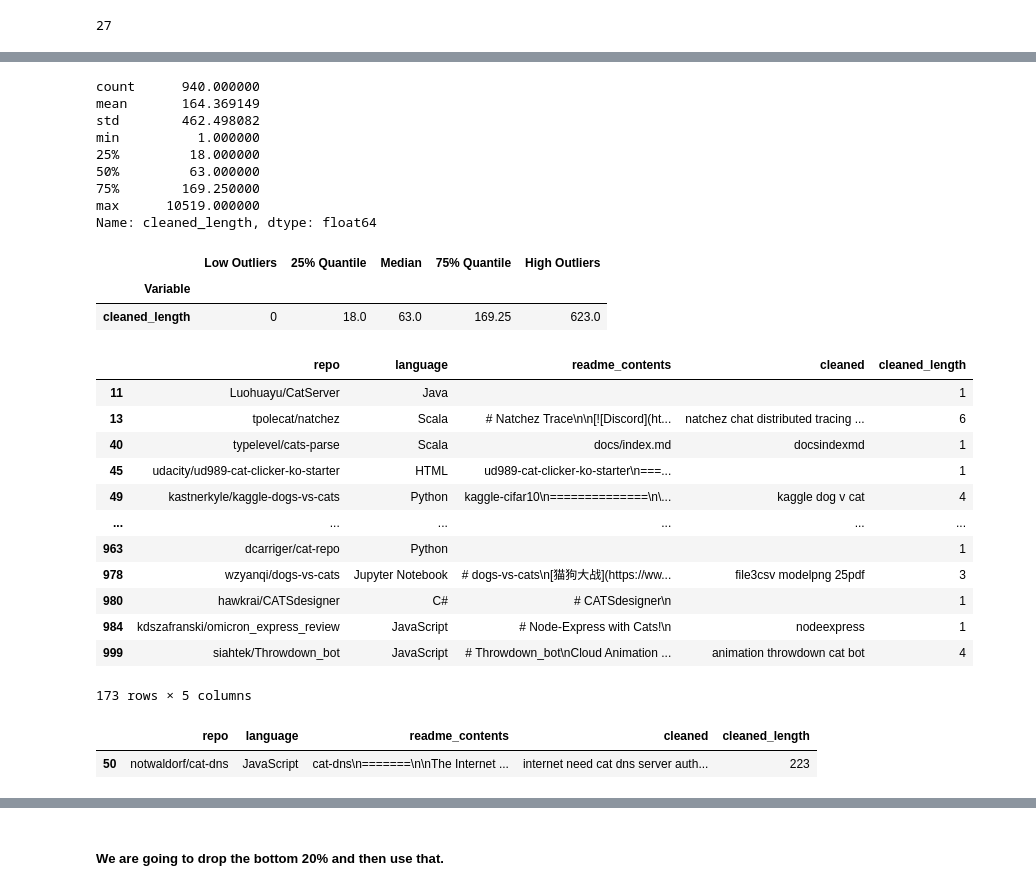
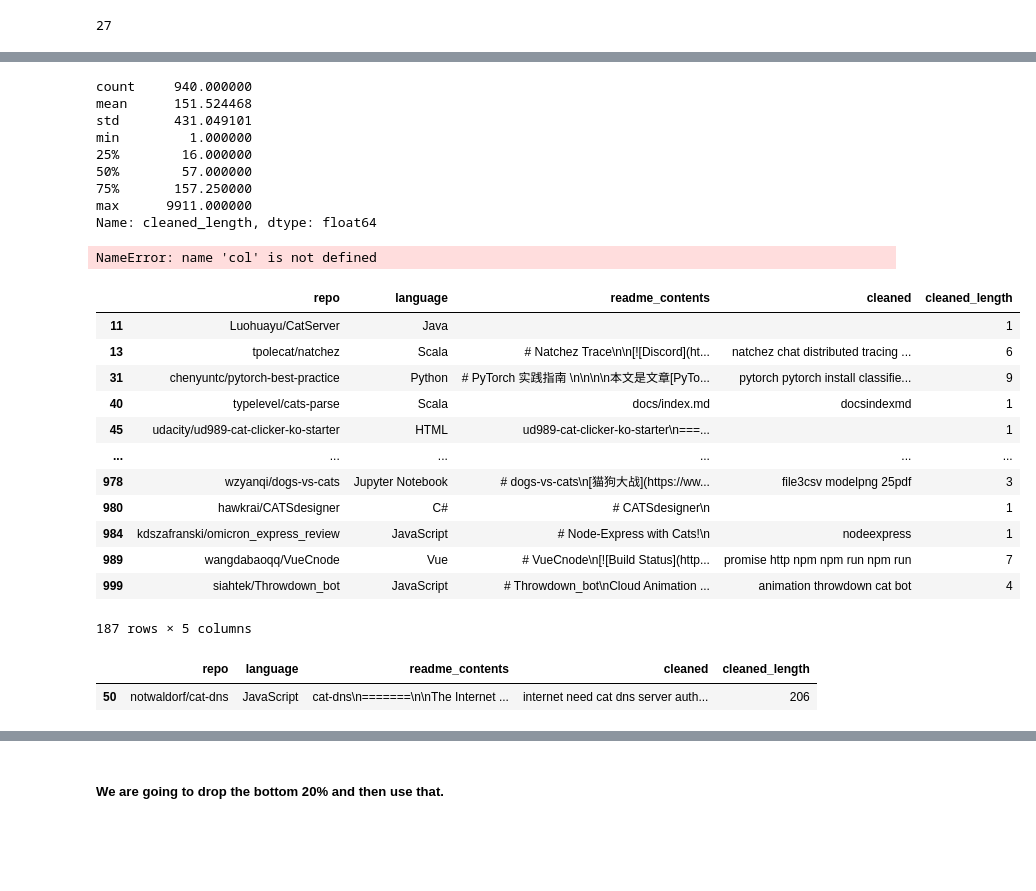
Before and after one commit to laskowski-maggard-miller/nlp_project, a Jupyter notebook: clean_workbook_rm.ipynb, the cells around one changed output, grey strips where cells are left out. Cells and saved outputs as stored; diff of their text form; code cells hidden in the pictures; blank space fills up the shorter version.

```diff
--- a/clean_workbook_rm.ipynb
+++ b/clean_workbook_rm.ipynb
@@ -136,4 +210,4 @@ df
 # %% [markdown]
 ##### Step 3: Prepare!
 # %%
-df_cleaned = df_cleaner(df)
+df_cleaned = prepare.df_cleaner(df)
@@ -213,0 +270,2 @@ Remove nulls
+# %%
+df = df_cleaned_no_nulls.copy()
@@ -225,2 +315,2 @@ string_lengths.sort()
 # %%
-df_cleaned_no_nulls.cleaned.str.split(' ')
+df['cleaned_length'] = df.cleaned.str.split(' ').str.len()
@@ -254,12 +333,12 @@ plt.show()
 # %%
-df_cleaned_no_nulls.cleaned_length.describe()
+df.cleaned_length.describe()
 # %% [output]
-count      940.000000
-mean       164.369149
-std        462.498082
-min          1.000000
-25%         18.000000
-50%         63.000000
-75%        169.250000
-max      10519.000000
+count     940.000000
+mean      151.524468
+std       431.049101
+min         1.000000
+25%        16.000000
+50%        57.000000
+75%       157.250000
+max      9911.000000
 Name: cleaned_length, dtype: float64
@@ -266,50 +347,47 @@ Name: cleaned_length, dtype: float64
 # %%
 iqr_list = []
 k=3
-for col in ['cleaned_length']:
-    dict_list={}
-    variable = df_cleaned_no_nulls[col]
-    q1 = variable.quantile(.25)
-    q2 = variable.median()
-    q3 = variable.quantile(.75)
-    irq = k * (q3 - q1)
-    high_outlier_cutoff = q3 + irq
-    if (q1 - irq) > 0:
-        low_outlier_cutoff = q1 - irq
-    else:
-        low_outlier_cutoff = 0
-    dict_list['Variable'] = col
-    dict_list['Low Outliers'] = low_outlier_cutoff
-    dict_list['25% Quantile'] = q1
-    dict_list['Median'] = q2
-    dict_list['75% Quantile'] = q3
-    dict_list['High Outliers'] = high_outlier_cutoff
-    iqr_list.append(dict_list)
+dict_list={}
+variable = df['cleaned_length']
+q1 = variable.quantile(.25)
+q2 = variable.median()
+q3 = variable.quantile(.75)
+irq = k * (q3 - q1)
+high_outlier_cutoff = q3 + irq
+if (q1 - irq) > 0:
+    low_outlier_cutoff = q1 - irq
+else:
+    low_outlier_cutoff = 0
+dict_list['Variable'] = col
+dict_list['Low Outliers'] = low_outlier_cutoff
+dict_list['25% Quantile'] = q1
+dict_list['Median'] = q2
+dict_list['75% Quantile'] = q3
+dict_list['High Outliers'] = high_outlier_cutoff
+iqr_list.append(dict_list)
 pd.DataFrame(iqr_list).set_index('Variable')
 # %% [output]
-|  | Low Outliers | 25% Quantile | Median | 75% Quantile | High Outliers |
-| Variable |  |  |  |  |  |
-| cleaned_length | 0 | 18.0 | 63.0 | 169.25 | 623.0 |
+NameError: name 'col' is not defined
 # %%
-df_cleaned_no_nulls[df_cleaned_no_nulls.cleaned_length < 10]
+df[df.cleaned_length < 10]
 # %% [output]
 |  | repo | language | readme_contents | cleaned | cleaned_length |
 | 11 | Luohuayu/CatServer | Java |  |  | 1 |
 | 13 | tpolecat/natchez | Scala | # Natchez Trace\n\n[![Discord](ht... | natchez chat distributed tracing ... | 6 |
+| 31 | chenyuntc/pytorch-best-practice | Python | # PyTorch 实践指南 \n\n\n\n本文是文章[PyTo... | pytorch pytorch install classifie... | 9 |
 | 40 | typelevel/cats-parse | Scala | docs/index.md | docsindexmd | 1 |
 | 45 | udacity/ud989-cat-clicker-ko-starter | HTML | ud989-cat-clicker-ko-starter\n===... |  | 1 |
-| 49 | kastnerkyle/kaggle-dogs-vs-cats | Python | kaggle-cifar10\n==============\n\... | kaggle dog v cat | 4 |
 | ... | ... | ... | ... | ... | ... |
-| 963 | dcarriger/cat-repo | Python |  |  | 1 |
 | 978 | wzyanqi/dogs-vs-cats | Jupyter Notebook | # dogs-vs-cats\n[猫狗大战](https://ww... | file3csv modelpng 25pdf | 3 |
 | 980 | hawkrai/CATSdesigner | C# | # CATSdesigner\n |  | 1 |
 | 984 | kdszafranski/omicron_express_review | JavaScript | # Node-Express with Cats!\n | nodeexpress | 1 |
+| 989 | wangdabaoqq/VueCnode | Vue | # VueCnode\n[![Build Status](http... | promise http npm npm run npm run | 7 |
 | 999 | siahtek/Throwdown_bot | JavaScript | # Throwdown_bot\nCloud Animation ... | animation throwdown cat bot | 4 |
-173 rows × 5 columns
+187 rows × 5 columns
 # %%
-df_cleaned_no_nulls[df_cleaned_no_nulls.repo == 'notwaldorf/cat-dns']
+df[df.repo == 'notwaldorf/cat-dns']
 # %% [output]
 |  | repo | language | readme_contents | cleaned | cleaned_length |
-| 50 | notwaldorf/cat-dns | JavaScript | cat-dns\n=======\n\nThe Internet ... | internet need cat dns server auth... | 223 |
+| 50 | notwaldorf/cat-dns | JavaScript | cat-dns\n=======\n\nThe Internet ... | internet need cat dns server auth... | 206 |
 # %%
 import numpy as np
```
Also changed, not shown: parts of 74 cells of this notebook, 1 other file.
